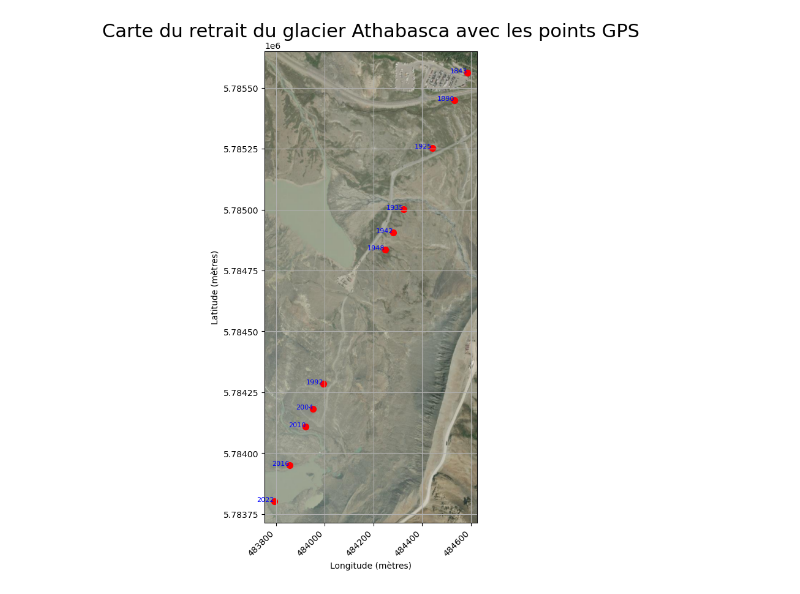
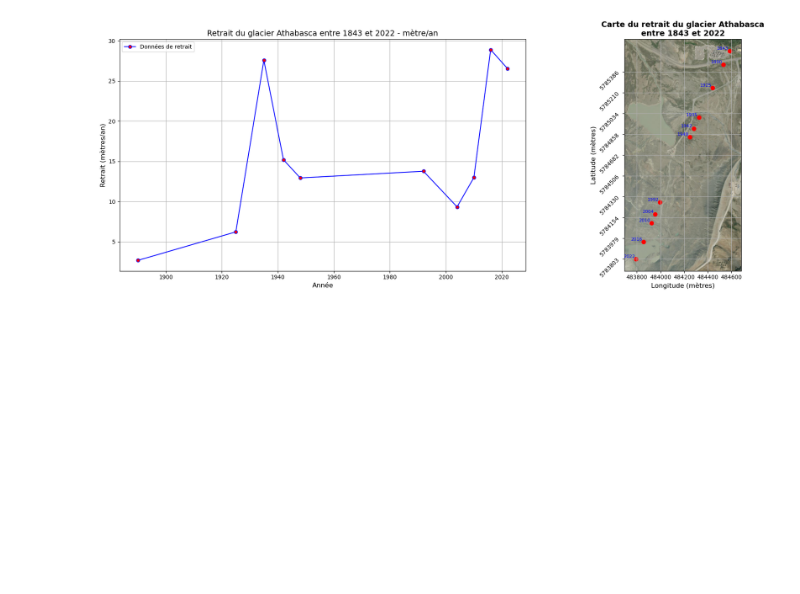
Before and after one commit to tofunori/Ouest, a Jupyter notebook: Retrait glacier/retrait_athabasca.ipynb, the cells around one changed output. Cells and saved outputs as stored; diff of their text form; code cells hidden in the pictures; blank space fills up the shorter version.

```diff
--- a/Retrait glacier/retrait_athabasca.ipynb
+++ b/Retrait glacier/retrait_athabasca.ipynb
@@ -79,65 +98,81 @@ import geopandas as gpd
 import pandas as pd
 import numpy as np
 import matplotlib.pyplot as plt
-import contextily as ctx  # Import contextily pour le fond de carte
+import contextily as ctx  # For basemap
 
-# Charger le Shapefile original contenant les points
+# Load and process the shapefile
 gdf = gpd.read_file(r"D:\UQTR\Automne 2024\Ouest\retrait_glacier\retrait_points.shp")
+gdf = gdf.to_crs(epsg=32611)  # Transform to the desired CRS
 
-# Reprojeter si nécessaire pour travailler dans un système métrique (UTM zone 33N)
-gdf = gdf.to_crs(epsg=32611)
-
-# Convertir la colonne 'year' en type numérique
+# Convert year to numeric and filter relevant range
 gdf['year'] = pd.to_numeric(gdf['year'], errors='coerce')
-
-# Supprimer les lignes avec des valeurs manquantes ou années hors plage
 gdf = gdf.dropna(subset=['year'])
 gdf = gdf[(gdf['year'] >= 1843) & (gdf['year'] <= 2024)]
-
-# Trier par année
 gdf = gdf.sort_values(by='year').reset_index(drop=True)
 
-# Extraire les années et géométries existantes
+# Extract coordinates and years
 years_existing = gdf['year'].values
 points_existing = gdf.geometry.values
-
-# Extraire les coordonnées des points existants
 x_existing = np.array([point.x for point in points_existing])
 y_existing = np.array([point.y for point in points_existing])
 
-# Calculer les distances cumulées en mètres entre les points
+# Calculate distances and retreat per year
 distances = np.sqrt(np.diff(x_existing)**2 + np.diff(y_existing)**2)
 cumulative_distances = np.cumsum(distances)
-
-# Calculer les retraits annuels (en mètres par an)
 years_diff = np.diff(years_existing)
 retreat_per_year = np.divide(distances, years_diff)
 
-# Créer une figure pour la carte
-fig, ax = plt.subplots(figsize=(12, 10))  # Augmenter la taille de la figure pour une carte plus grande et moins rectangulaire
+# Summary statistics
+mean_retreat = np.mean(retreat_per_year)
+median_retreat = np.median(retreat_per_year)
+std_dev_retreat = np.std(retreat_per_year)
 
-# Tracer les points GPS sur la carte
-gdf.plot(ax=ax, marker='o', color='red', markersize=50, label='Points de retrait')
+# Print summary statistics
+print(f"Retrait annuel moyen : {mean_retreat:.2f} mètres/an")
+print(f"Médiane annuel : {median_retreat:.2f} mètres/an")
+print(f"Écart-type annuel : {std_dev_retreat:.2f} mètres/an")
 
-# Ajouter des annotations pour chaque point avec l'année correspondante
+# Display retreat per year
+for year, retreat in zip(years_existing[1:], retreat_per_year):
+    print(f"Année {year} : {retreat:.2f} mètres/an")
+
+# Create subplots: One row, two columns (side by side)
+fig, (ax1, ax2) = plt.subplots(1, 2, figsize=(20, 7))
+
+# First plot: Retreat over time
+ax1.plot(years_existing[1:], retreat_per_year, marker='o', linestyle='-', color='blue', markerfacecolor='red', label='Données de retrait')
+ax1.set_title('Retrait du glacier Athabasca entre 1843 et 2022 - mètre/an', fontsize=14)
+ax1.set_xlabel('Année', fontsize=12)
+ax1.set_ylabel('Retrait (mètres/an)', fontsize=12)
+ax1.grid(True)
+ax1.legend()
+
+# Second plot: Map of glacier retreat points
+gdf.plot(ax=ax2, marker='o', color='red', markersize=50, label='Points de retrait')
+
+# Label each point with its corresponding year
 for x, y, label in zip(x_existing, y_existing, years_existing):
-    ax.text(x, y, str(label), fontsize=8, ha='right', color='blue')
+    ax2.text(x - 10, y + 10, str(label), fontsize=8, ha='right', color='blue')
 
-# Ajouter un fond de carte satellite avec contextily (ESRI Satellite en fond)
-ctx.add_basemap(ax, source=ctx.providers.Esri.WorldImagery, crs=gdf.crs.to_string(), attribution='')
+# Add basemap
+ctx.add_basemap(ax2, source=ctx.providers.Esri.WorldImagery, crs=gdf.crs.to_string(), attribution='')
 
-# Ajuster les limites de la carte pour qu'elle soit plus large
-ax.set_adjustable('box', share=True)
+# Adjust the plot boundaries and formatting
+minx, miny, maxx, maxy = gdf.total_bounds
+ax2.set_xlim(minx - 100, maxx + 100)
+ax2.set_ylim(miny - 100, maxy + 100)
 
-# Ajouter des labels et personnaliser la carte
-plt.title('Carte du retrait du glacier Athabasca avec les points GPS', fontsize=22)
-# Ajouter des ticks de légende pour éviter la superposition
-plt.xticks(rotation=45, ha='right')
-plt.xlabel('Longitude (mètres)')
-plt.ylabel('Latitude (mètres)')
-plt.grid(True)
+ax2.set_title('Carte du retrait du glacier Athabasca\nentre 1843 et 2022', fontsize=14, fontweight='bold')
+ax2.set_xlabel('Longitude (mètres)', fontsize=12)
+ax2.set_ylabel('Latitude (mètres)', fontsize=12)
 
-# Afficher la carte avec une haute résolution de 300 dpi
+# Customize grid and ticks
+ax2.grid(True)
+ax2.set_yticks(np.arange(miny, maxy, step=(maxy - miny) / 10))
+ax2.set_yticklabels(np.arange(miny, maxy, step=(maxy - miny) / 10).astype(int), rotation=45, ha='right')
+
+# Save figure and show
+plt.tight_layout()
 plt.savefig('carte_retrait_glacier.png', dpi=300)
 plt.show()
 # %% [output]
@@ -144 +192 @@ plt.show()
-[figure, old version]
+[figure, new version]
```
Also changed, not shown: parts of 3 cells of this notebook, 6 other files.
